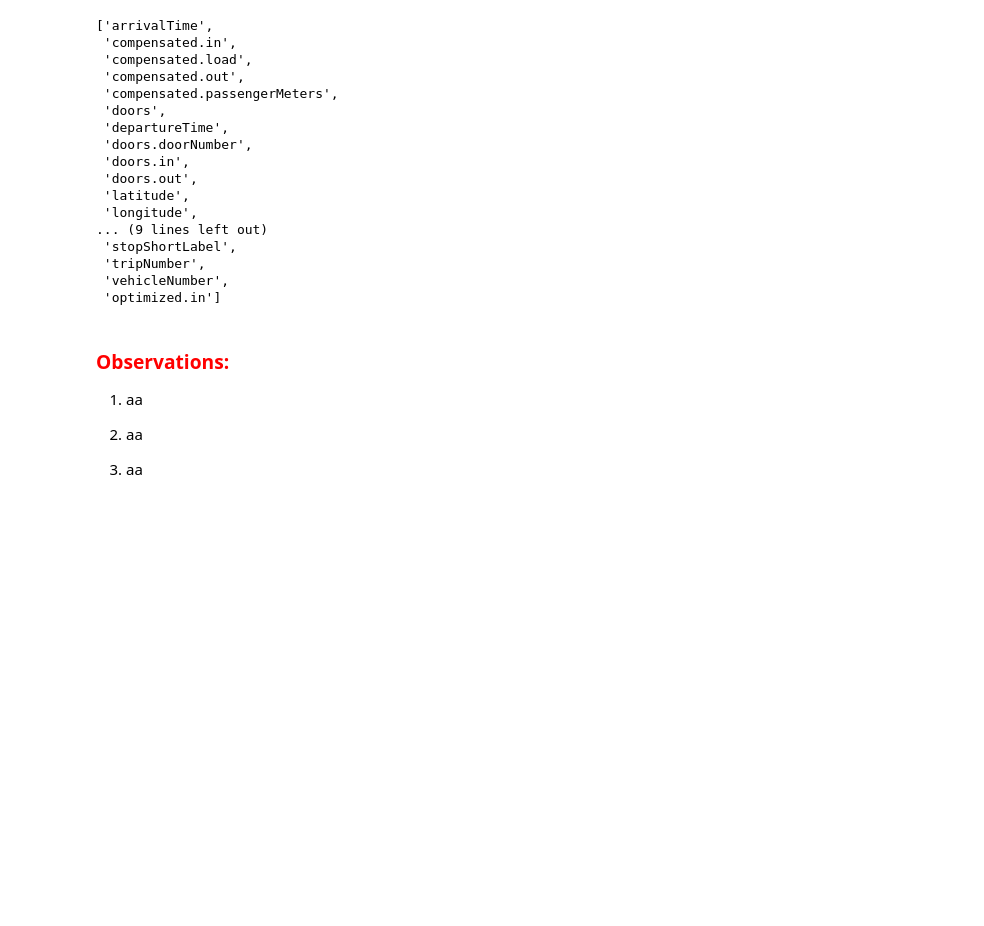
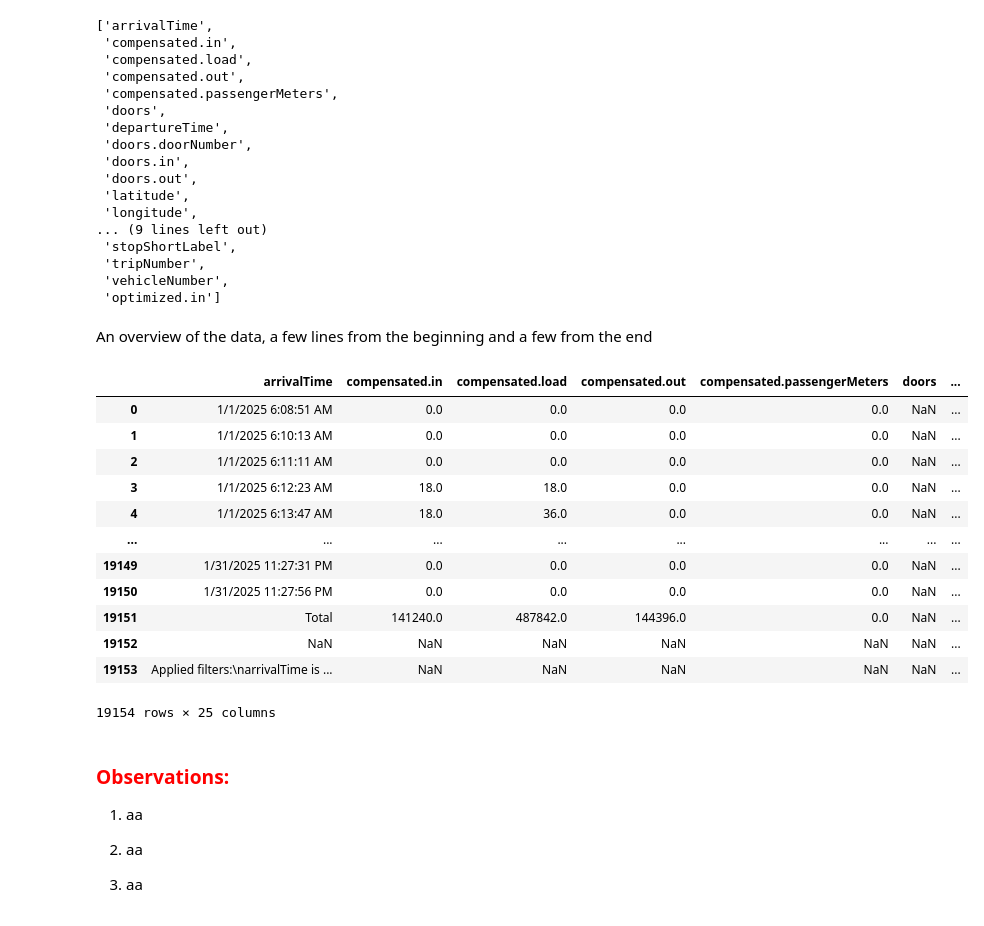
Before and after one commit to Abdullaha0/BusPassengerAnomaly, a Jupyter notebook: notebooks/exploratoryDataAnalysis.ipynb, the cells around one changed output. Drawn from its saved outputs; the diff is of its cells as text; code cells hidden in the pictures; blank space fills up the shorter version.

Commit message:
working on analysis, matched_stops.csv

```diff
--- a/notebooks/exploratoryDataAnalysis.ipynb
+++ b/notebooks/exploratoryDataAnalysis.ipynb
@@ -274,6 +274,24 @@ matched_stops.columns.tolist()
  'tripNumber',
  'vehicleNumber',
  'optimized.in']
+# %% [markdown]
+An overview of the data, a few lines from the beginning and a few from the end
+# %%
+matched_stops
+# %% [output]
+|  | arrivalTime | compensated.in | compensated.load | compensated.out | compensated.passengerMeters | doors | ... |
+| 0 | 1/1/2025 6:08:51 AM | 0.0 | 0.0 | 0.0 | 0.0 | NaN | ... |
+| 1 | 1/1/2025 6:10:13 AM | 0.0 | 0.0 | 0.0 | 0.0 | NaN | ... |
+| 2 | 1/1/2025 6:11:11 AM | 0.0 | 0.0 | 0.0 | 0.0 | NaN | ... |
+| 3 | 1/1/2025 6:12:23 AM | 18.0 | 18.0 | 0.0 | 0.0 | NaN | ... |
+| 4 | 1/1/2025 6:13:47 AM | 18.0 | 36.0 | 0.0 | 0.0 | NaN | ... |
+| ... | ... | ... | ... | ... | ... | ... | ... |
+| 19149 | 1/31/2025 11:27:31 PM | 0.0 | 0.0 | 0.0 | 0.0 | NaN | ... |
+| 19150 | 1/31/2025 11:27:56 PM | 0.0 | 0.0 | 0.0 | 0.0 | NaN | ... |
+| 19151 | Total | 141240.0 | 487842.0 | 144396.0 | 0.0 | NaN | ... |
+| 19152 | NaN | NaN | NaN | NaN | NaN | NaN | ... |
+| 19153 | Applied filters:\narrivalTime is ... | NaN | NaN | NaN | NaN | NaN | ... |
+19154 rows × 25 columns
 # %% [markdown]
 <h3 style="color: red;">Observations:</h3>
 
```
